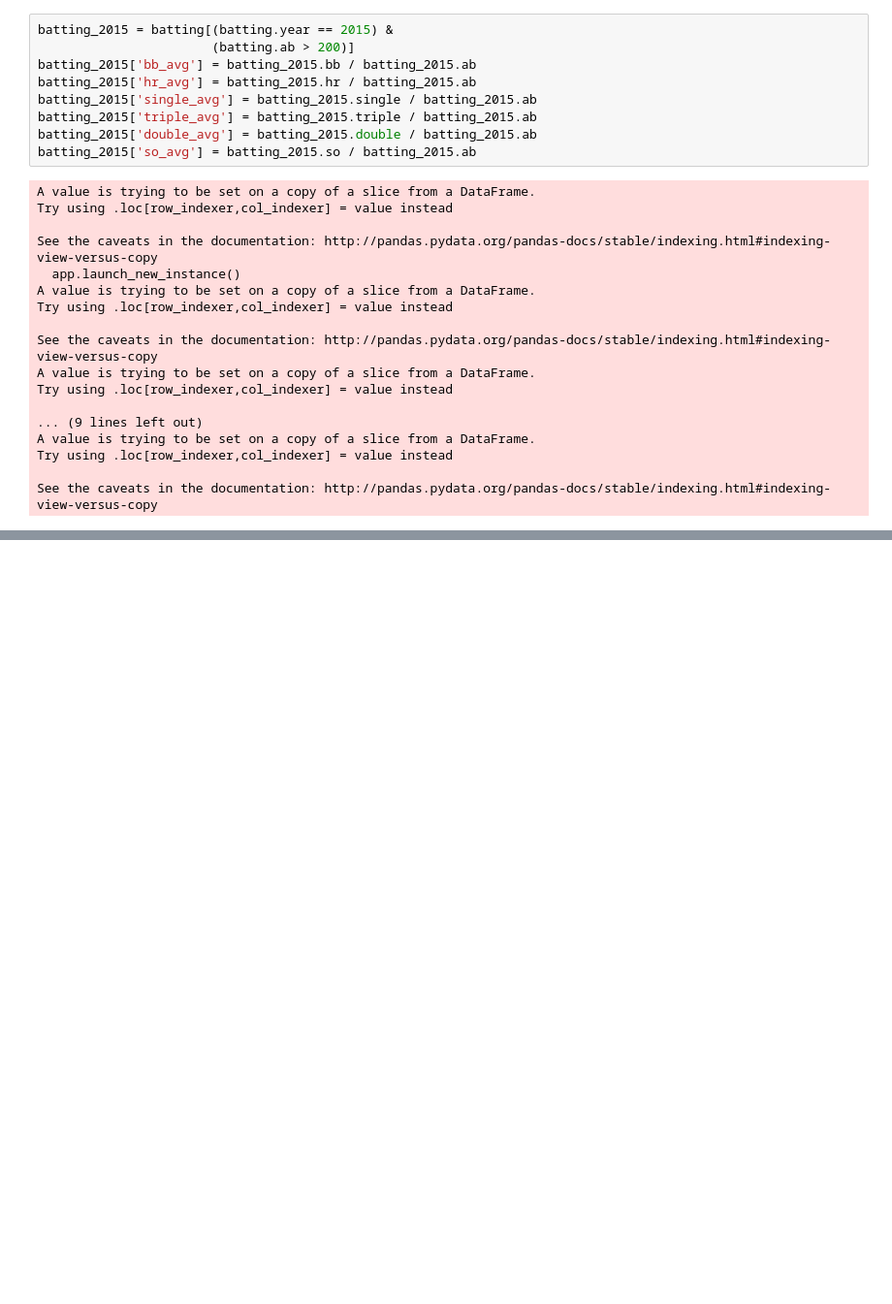
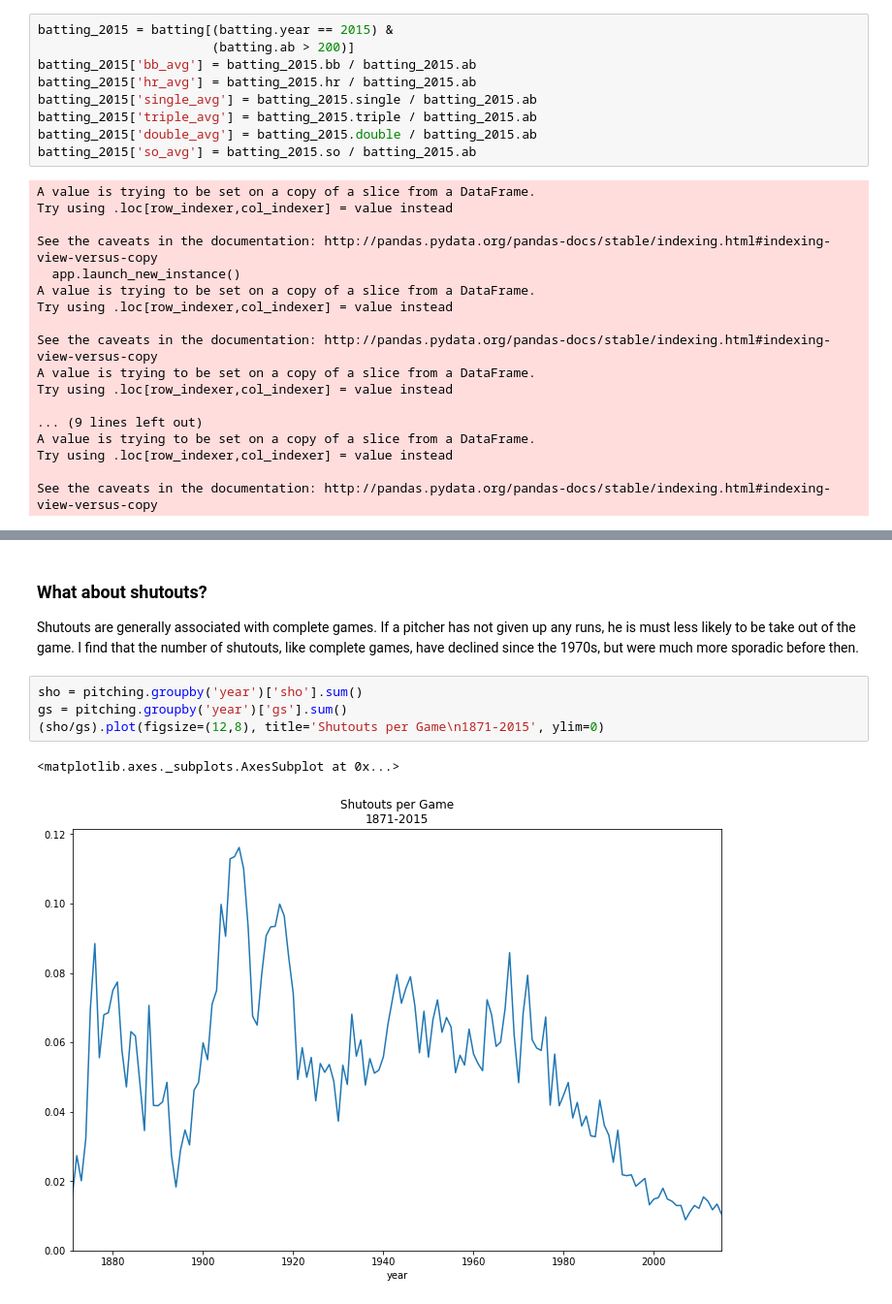
Before and after one commit to jnelson16/springboard-capstone, a Jupyter notebook: Data Story.ipynb, the cells around one changed output, grey strips where cells are left out. Shown at 97% size. Saved outputs shown, nothing was run; the diff lists cells and outputs as text; blank space fills up the shorter version.

```diff
--- a/Data Story.ipynb
+++ b/Data Story.ipynb
@@ -212,0 +167,11 @@ pitchers.plot(figsize=(12,8))
+# %% [markdown]
+### What about shutouts?
+
+Shutouts are generally associated with complete games. If a pitcher has not given up any runs, he is must less likely to be take out of the game. I find that the number of shutouts, like complete games, have declined since the 1970s, but were much more sporadic before then.
+# %%
+sho = pitching.groupby('year')['sho'].sum()
+gs = pitching.groupby('year')['gs'].sum()
+(sho/gs).plot(figsize=(12,8), title='Shutouts per Game\n1871-2015', ylim=0)
+# %% [output]
+<matplotlib.axes._subplots.AxesSubplot at 0x...>
+[figure, added]
```
Also changed, not shown: parts of 25 cells of this notebook.
